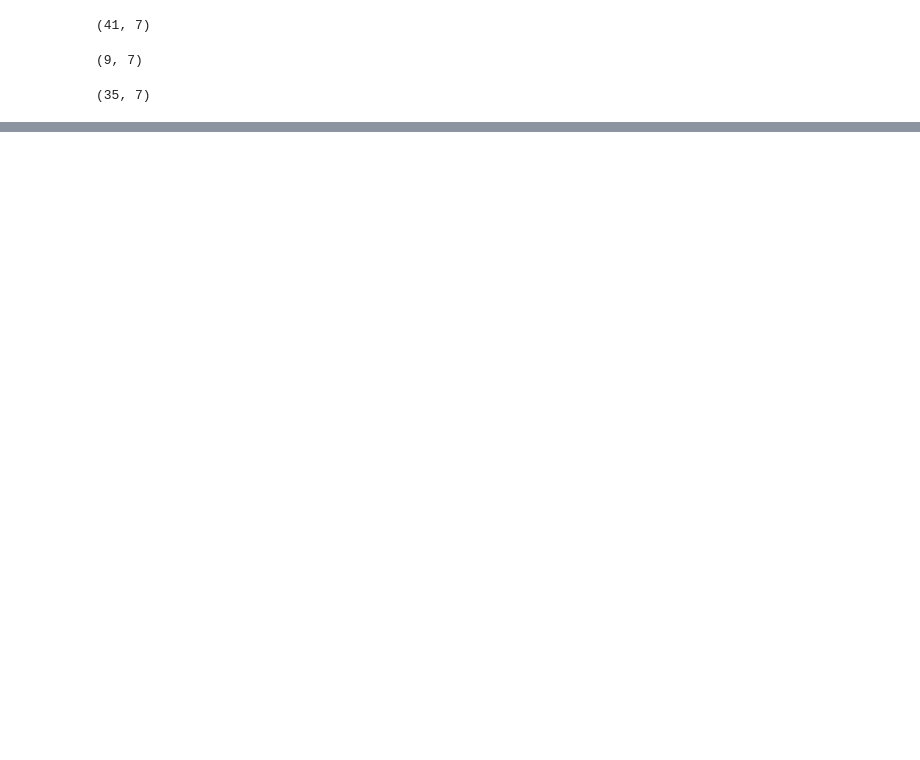
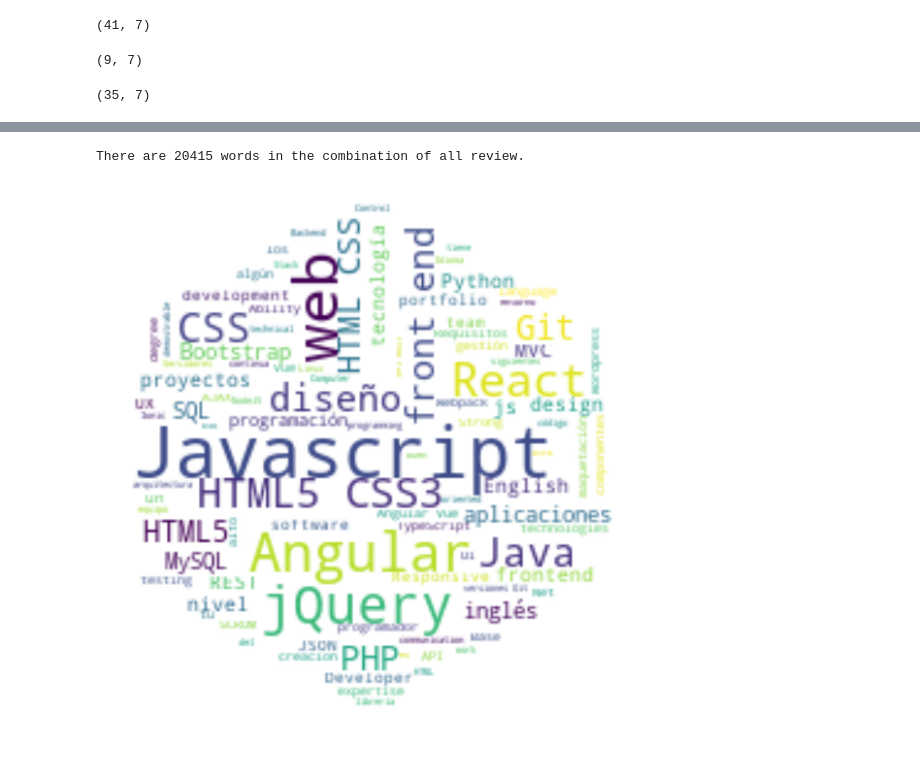
Before and after one commit to jbe1992/your-own-project, a Jupyter notebook: Project.ipynb, the cells around one changed output, grey strips where cells are left out. Drawn from its saved outputs; the diff is of its cells as text; code cells hidden in the pictures; blank space fills up the shorter version.

```diff
--- a/Project.ipynb
+++ b/Project.ipynb
@@ -60,4 +74,4 @@ wd_2.shape
 # %% [output]
 (35, 7)
 # %%
-fb_df = pd.concat([frontend_2, backend_2, wd_2])
+bf_df = pd.concat([frontend_2, backend_2, wd_2])
@@ -104,0 +78,2 @@ set(fb_df.city)
+# %%
+bf_df.reset_index(drop = True, inplace = True)
@@ -104,0 +91,19 @@ set(fb_df.city)
+# %%
+text = " ".join(skill for skill in bf_df.skills)
+print (f"There are {len(text)} words in the combination of all review.")
+# %% [output]
+There are 20415 words in the combination of all review.
+# %%
+stopwords = set(STOPWORDS)
+stopwords.update(["de","que","experience","years","Se","valorará","skills","capacidad","UK","el","como","level", "Experiencia","mínimo","Good","años","good","trabajo", "con","por", "en", "las", "desarrollo", "Conocimiento", "Conocimientos", "la","etc", "para", "similar", "menos", "año", "al", "knowledge", "proyecto", "framework", "frameworks"])
+# %%
+iron_mask = np.array(Image.open("ironhack_logo.png"))
+wc = WordCloud(background_color="white",width=1000, height=1000, max_words=1000, mask=iron_mask, stopwords=stopwords)
+wc.generate(text)
+#wc.to_file("skills.png")
+plt.figure(figsize=[20,10])
+plt.imshow(wc, interpolation='bilinear')
+plt.axis("off")
+plt.show()
+# %% [output]
+[figure, added]
```
Also changed, not shown: parts of 6 cells of this notebook.
